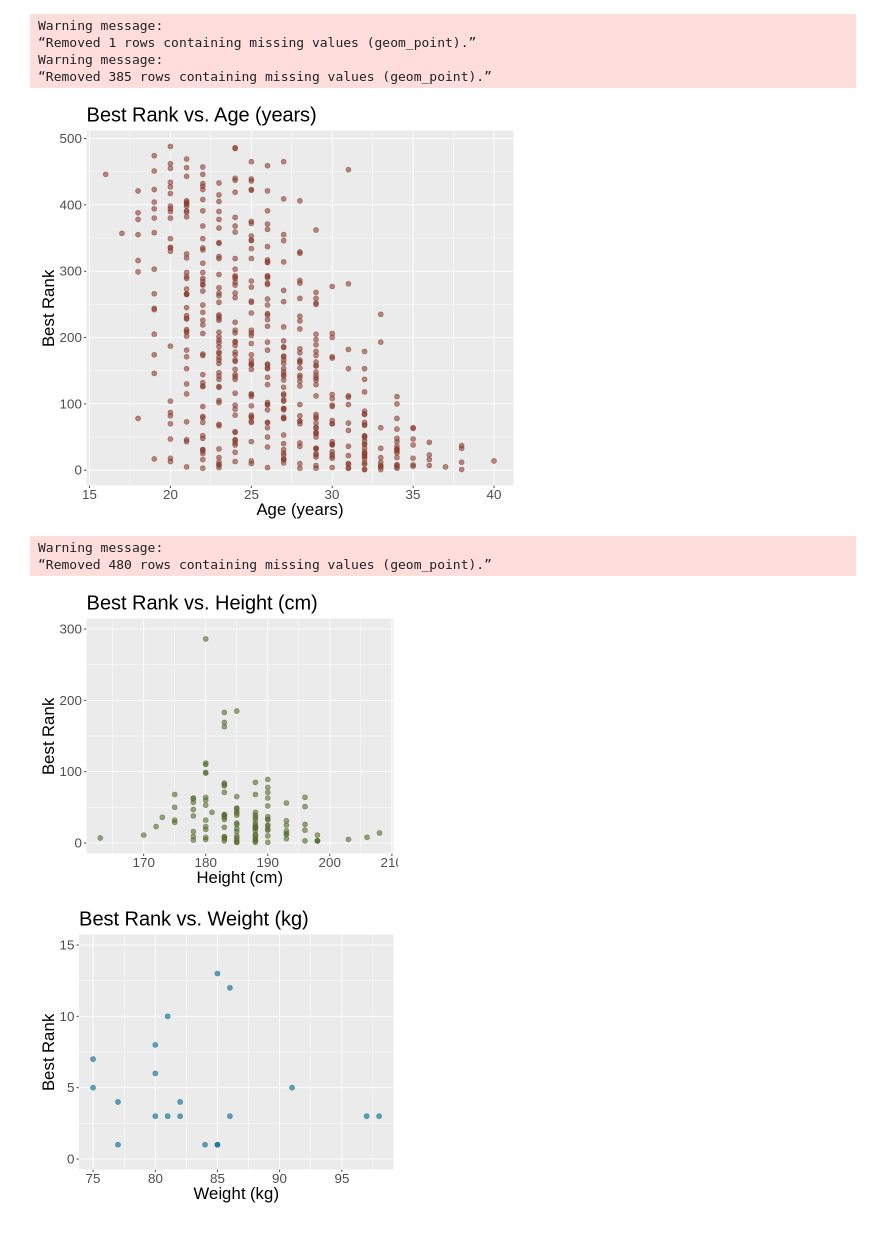
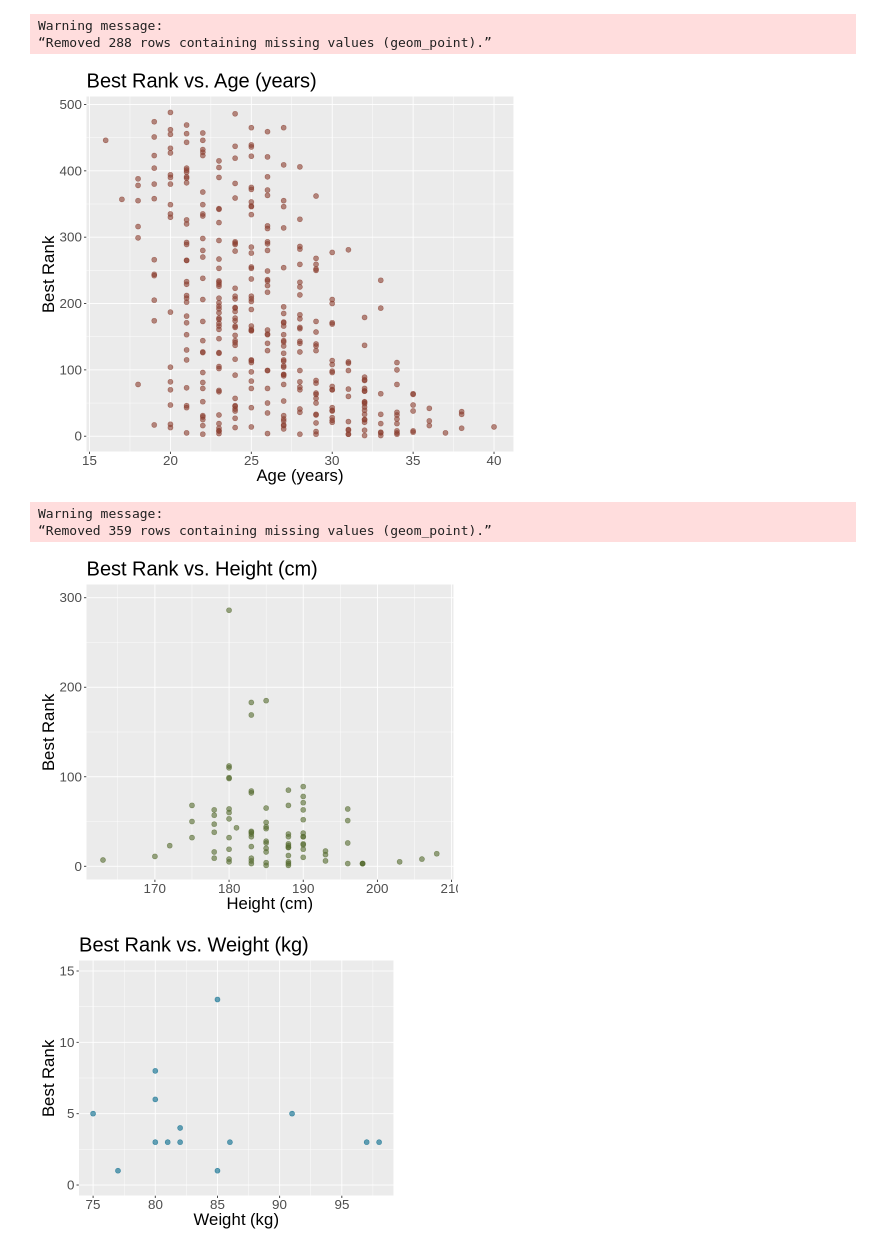
Before and after one commit to VictorVy/DSCI100_Group_Project, a Jupyter notebook: DSCI Proposal.ipynb, the cells around one changed output. Drawn from its saved outputs; the diff is of its cells as text; code cells hidden in the pictures.

Commit message:
completed draft of preliminary data analysis

```diff
--- a/DSCI Proposal.ipynb
+++ b/DSCI Proposal.ipynb
@@ -66,0 +97,5 @@ A tibble: 500 × 7
+# %%
+tennis_split <- initial_split(tennis, prop = 0.75, strata = Best.Rank)
+
+tennis_training <- training(tennis_split)
+tennis_testing <- testing(tennis_split)
@@ -66,0 +175,17 @@ A tibble: 500 × 7
+# %%
+# defining variables/functions
+
+point_alpha <- 0.6
+point_size <- 2.5
+
+theme_layer <- theme(text = element_text(size = 20))
+
+set_size <- function(p)
+{
+    switch(
+        p,
+        "age" = options(repr.plot.width = 8, repr.plot.height = 7),
+        "height" = options(repr.plot.width = 7, repr.plot.height = 6),
+        "weight" = options(repr.plot.width = 6, repr.plot.height = 5),
+    )
+}
@@ -67,47 +194,40 @@ A tibble: 500 × 7
 # %%
-# visualizing data
+## visualizing data
 
-point_alpha <- 0.6
-point_size <- 2.5
-
-theme_layer <- theme(text = element_text(size = 20))
-
-age_plot <- tennis |>
+age_plot <- tennis_training |>
                 ggplot(aes(x = Age, y = Best.Rank)) +
                 geom_point(alpha = point_alpha, colour = "coral4", size = point_size) +
                 labs(x = "Age (years)", y = "Best Rank") +
                 ggtitle("Best Rank vs. Age (years)") +
                 theme_layer
 
-height_plot <- tennis |>
+height_plot <- tennis_training |>
                 ggplot(aes(x = Height, y = Best.Rank)) +
                 geom_point(alpha = point_alpha, colour = "darkolivegreen", size = point_size) +
                 ylim(0, 300) +
                 labs(x = "Height (cm)", y = "Best Rank") +
                 ggtitle("Best Rank vs. Height (cm)") +
                 theme_layer
 
-weight_plot <- tennis |>
+weight_plot <- tennis_training |>
                 ggplot(aes(x = Weight, y = Best.Rank)) +
                 geom_point(alpha = point_alpha, colour = "deepskyblue4", size = point_size) +
                 ylim(0, 15) +
                 labs(x = "Weight (kg)", y = "Best Rank") +
                 ggtitle("Best Rank vs. Weight (kg)") +
                 theme_layer
 
-options(repr.plot.width = 8, repr.plot.height = 7)
+set_size("age")
 age_plot
-options(repr.plot.width = 6, repr.plot.height = 5)
+set_size("height")
 height_plot
-options(repr.plot.width = 6, repr.plot.height = 5)
+set_size("weight")
 weight_plot
 # %% [output]
 Warning message:
-“Removed 1 rows containing missing values (geom_point).”
-Warning message:
-“Removed 385 rows containing missing values (geom_point).”
+“Removed 288 rows containing missing values (geom_point).”
-[figure, old version]
+[figure, new version]
 Warning message:
-“Removed 480 rows containing missing values (geom_point).”
+“Removed 359 rows containing missing values (geom_point).”
-[figure, old version]
+[figure, new version]
-[figure, old version]
+[figure, new version]
```
Also changed, not shown: parts of 16 cells of this notebook.
